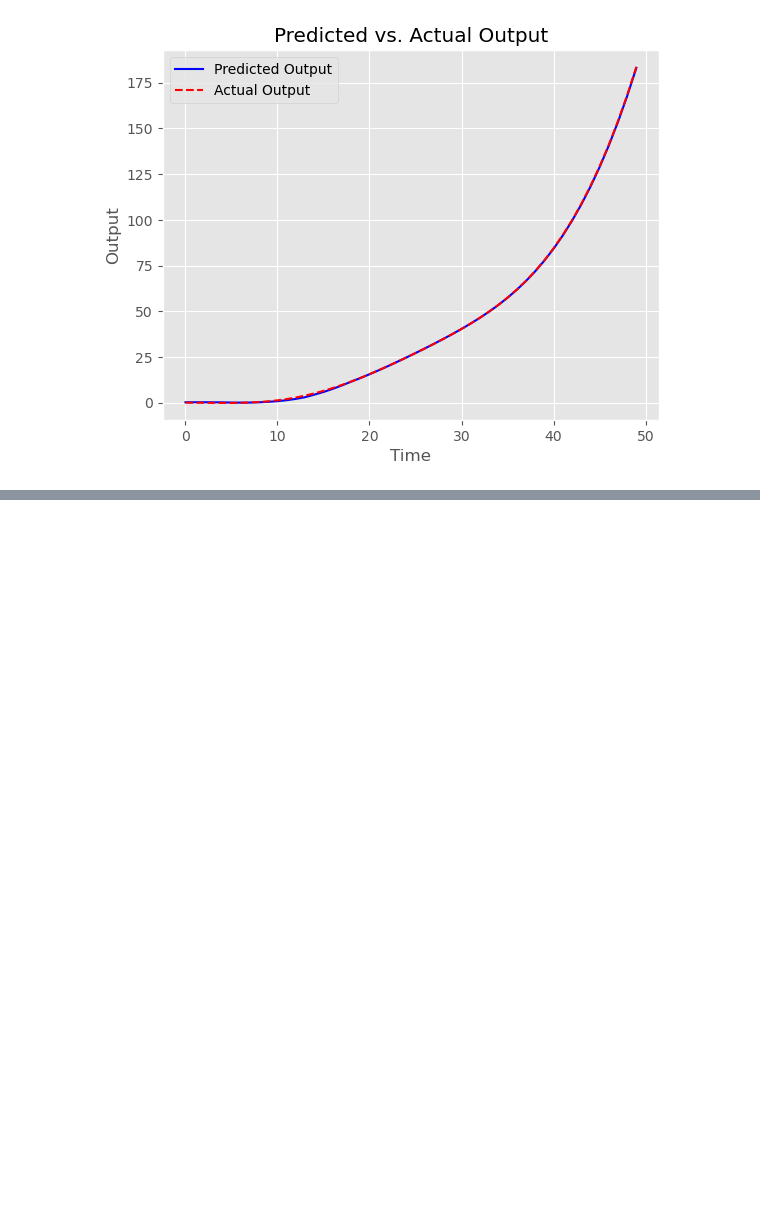
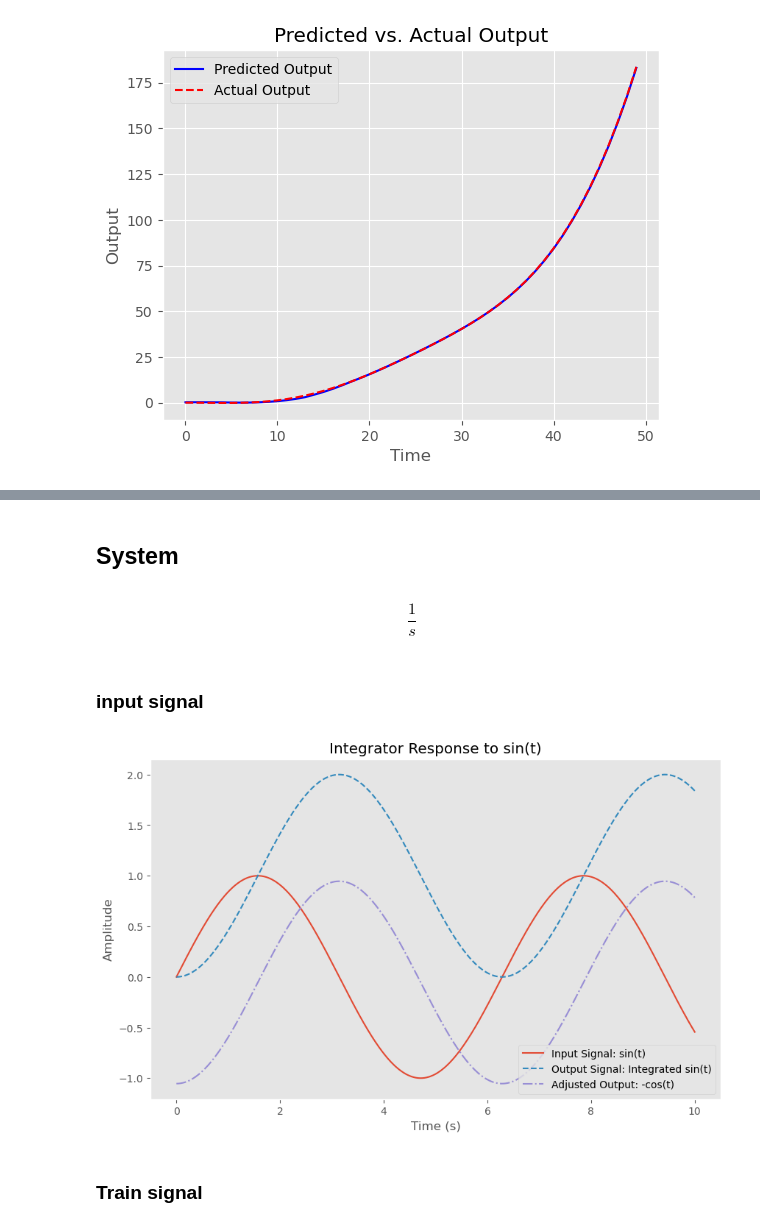
Before and after one commit to mmahdin/Computational-Intelligence-EE-AUT, a Jupyter notebook: lab/9/main.ipynb, the cells around one changed output, grey strips where cells are left out. Drawn from its saved outputs; the diff is of its cells as text; code cells hidden in the pictures; blank space fills up the shorter version.

Commit message:
lab9 -> considering ouput of system

```diff
--- a/lab/9/main.ipynb
+++ b/lab/9/main.ipynb
@@ -139,0 +232,39 @@ plt.show()
+# %% [markdown]
+## System
+# %%
+numerator = [1]
+denominator = [1,0]
+H_s = ctrl.tf(numerator,denominator)
+H_s
+# %% [output]
+$$\frac{1}{s}$$
+# %% [markdown]
+### input signal
+# %%
+# Define time and input signal
+num_pints = 1000
+T_end = 10
+t = np.linspace(0, T_end, num_pints)  # Time vector
+input_signal = np.sin(t)  # Input signal
+
+# Simulate the response
+t_out, y_out_ = ctrl.forced_response(H_s, T=t, U=input_signal)
+
+# Remove the DC offset (mean value)
+y_out = y_out_ - np.mean(y_out_)
+
+# Plot the input and output signals
+plt.figure(figsize=(10, 6))
+plt.plot(t, input_signal, label="Input Signal: sin(t)")
+plt.plot(t_out, y_out_, label="Output Signal: Integrated sin(t)", linestyle='--')
+plt.plot(t_out, y_out, label="Adjusted Output: -cos(t)", linestyle='-.')
+plt.xlabel("Time (s)")
+plt.ylabel("Amplitude")
+plt.title("Integrator Response to sin(t)")
+plt.legend()
+plt.grid()
+plt.show()
+# %% [output]
+[figure, added]
+# %% [markdown]
+### Train signal
```
Also changed, not shown: parts of 13 cells of this notebook, 1 other file.
